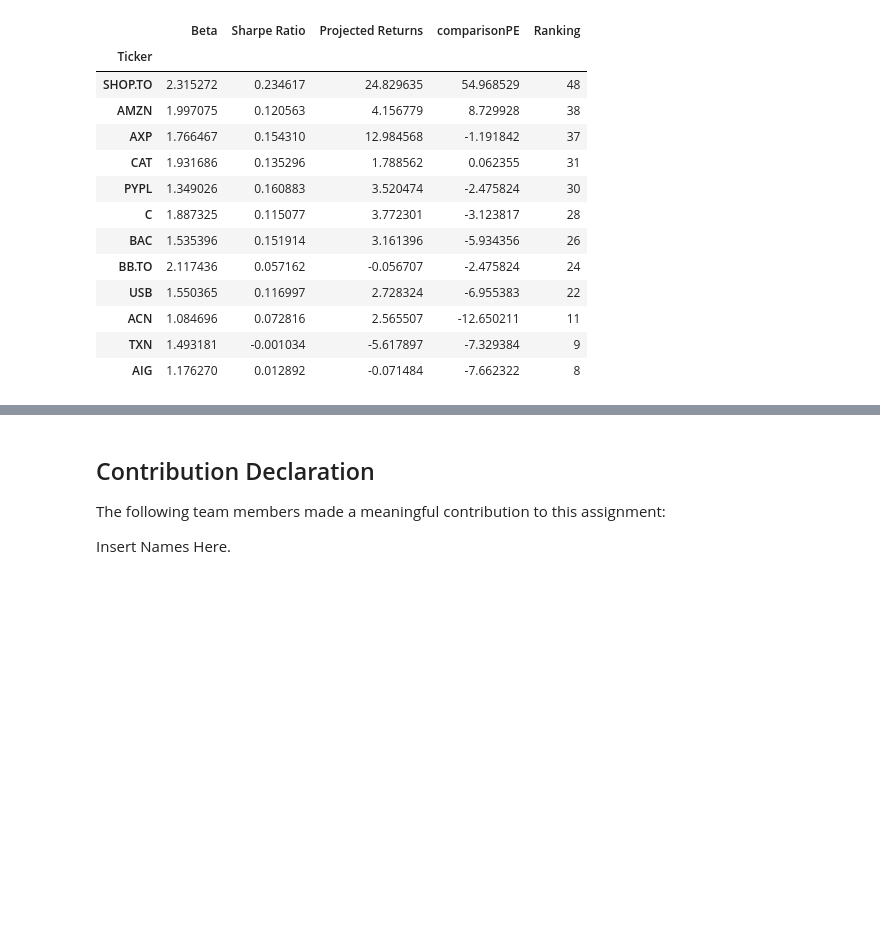
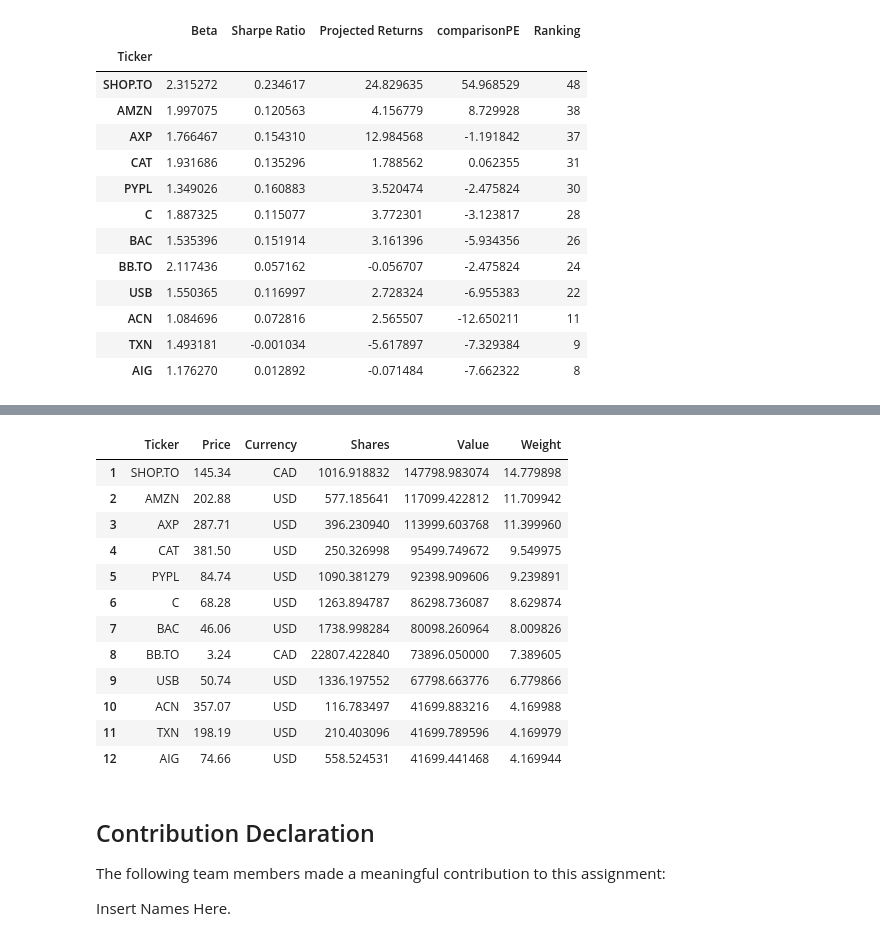
Before and after one commit to talatiarav/CFM-Final-Project, a Jupyter notebook: FinalCombined.ipynb, the cells around one changed output, grey strips where cells are left out. Cells and saved outputs as stored; diff of their text form; code cells hidden in the pictures; blank space fills up the shorter version.

Commit message:
Add files via upload
Added Calculation of Fees and also the output of the final dataframe

```diff
--- a/FinalCombined.ipynb
+++ b/FinalCombined.ipynb
@@ -397,0 +504,67 @@ eligible_stocks
+# %%
+investment_money = 1000000
+
+Portfolio_Final = pd.DataFrame(eligible_stocks.index)
+
+Portfolio_Final.index = Portfolio_Final.index + 1
+
+'''for i in range(1, len(Portfolio_Final.index)+1):
+    tckr = eligible_stocks.index[i-1]
+
+    Close = ticker.info["previousClose"]
+
+    Shares = ((weights[tckr]/100)*investment_money)/Close
+
+    if ((Shares * 0.001) > 3.95):
+        investment_money -= 3.95
+    else:
+        investment_money -= (Shares * 0.001)
+'''
+total_value = 0
+
+for i in range(1, len(Portfolio_Final.index)+1):
+
+    tckr = eligible_stocks.index[i-1]
+
+    ticker = yf.Ticker(Portfolio_Final.loc[i, "Ticker"])
+
+    Close = ticker.info["previousClose"]
+
+    Portfolio_Final.loc[i, "Price"] = Close
+
+    Currency = ticker.info["currency"]
+
+    Portfolio_Final.loc[i, "Currency"] = Currency
+
+    pot_fees = ((weights[tckr]/100)*investment_money)/Close*0.001
+
+    if pot_fees > 3.95:
+        money = ((weights[tckr]/100)*investment_money) - 3.95
+    else:
+        money = ((weights[tckr]/100)*investment_money) - pot_fees
+
+    Shares = money/Close
+
+    Portfolio_Final.loc[i, "Shares"] = Shares
+
+    Portfolio_Final.loc[i, "Value"] = Shares*Close
+
+    Portfolio_Final.loc[i, "Weight"] = (Portfolio_Final.loc[i, "Value"]/investment_money) * 100
+
+    if pot_fees > 3.95:
+        total_value +=  Portfolio_Final.loc[i, "Value"] + 3.95
+    else:
+        total_value +=  Portfolio_Final.loc[i, "Value"] + (Portfolio_Final.loc[i, "Shares"]*0.001)
+
+
+print ("The total value of the Portfolio is: $", round(total_value))
+total_weight = sum(Portfolio_Final["Weight"])
+
+print("The total weight of each of the stocks in the portfolio add up to: ", round(total_weight), "%", )
+
+#ticker = yf.Ticker('AAPL')
+#ticker_info = ticker.info
+#ticker_info
+
+Portfolio_Final
+# %% [output]
@@ -398,3 +573,16 @@ eligible_stocks
+|  | Ticker | Price | Currency | Shares | Value | Weight |
+| 1 | SHOP.TO | 145.34 | CAD | 1016.918832 | 147798.983074 | 14.779898 |
+| 2 | AMZN | 202.88 | USD | 577.185641 | 117099.422812 | 11.709942 |
+| 3 | AXP | 287.71 | USD | 396.230940 | 113999.603768 | 11.399960 |
+| 4 | CAT | 381.50 | USD | 250.326998 | 95499.749672 | 9.549975 |
+| 5 | PYPL | 84.74 | USD | 1090.381279 | 92398.909606 | 9.239891 |
+| 6 | C | 68.28 | USD | 1263.894787 | 86298.736087 | 8.629874 |
+| 7 | BAC | 46.06 | USD | 1738.998284 | 80098.260964 | 8.009826 |
+| 8 | BB.TO | 3.24 | CAD | 22807.422840 | 73896.050000 | 7.389605 |
+| 9 | USB | 50.74 | USD | 1336.197552 | 67798.663776 | 6.779866 |
+| 10 | ACN | 357.07 | USD | 116.783497 | 41699.883216 | 4.169988 |
+| 11 | TXN | 198.19 | USD | 210.403096 | 41699.789596 | 4.169979 |
+| 12 | AIG | 74.66 | USD | 558.524531 | 41699.441468 | 4.169944 |
 # %% [markdown]
 ## Contribution Declaration
 
```
Also changed, not shown: parts of 2 cells of this notebook.
